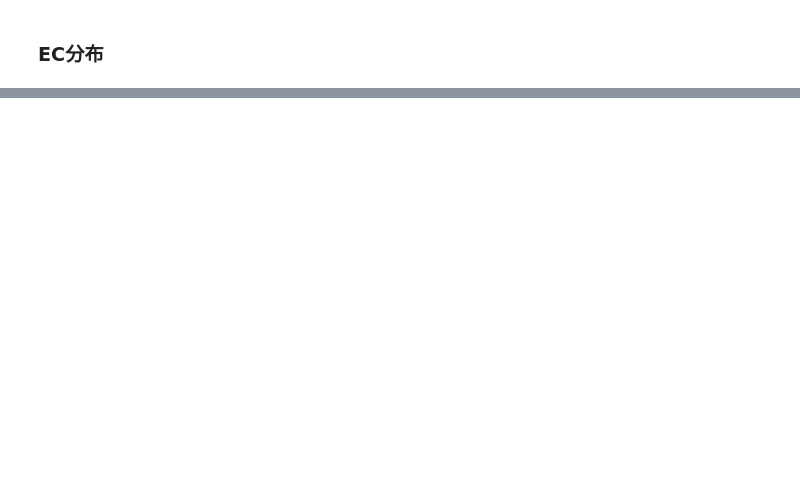
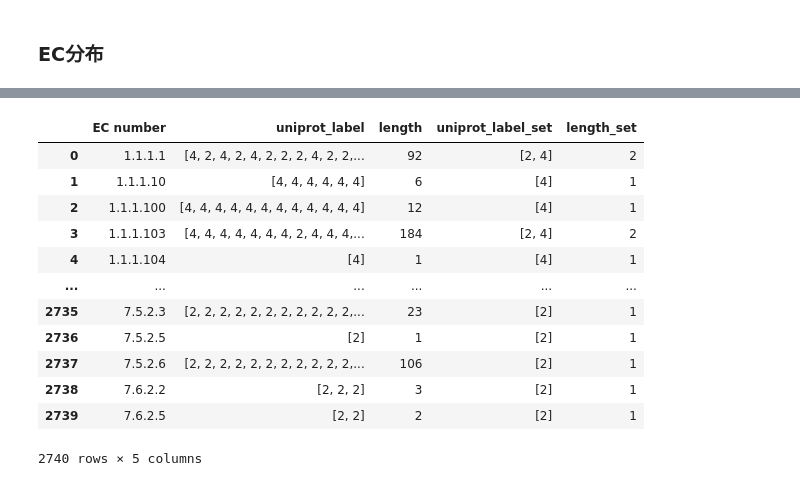
Before and after one commit to tibbdc/DeepSub, a Jupyter notebook: 01_GetData.ipynb, the cells around one changed output, grey strips where cells are left out. Drawn from its saved outputs; the diff is of its cells as text; code cells hidden in the pictures; blank space fills up the shorter version.

```diff
--- a/01_GetData.ipynb
+++ b/01_GetData.ipynb
@@ -70,0 +145,19 @@ See the caveats in the documentation: https://pandas.pydata.org/pandas-docs/stab
+# %%
+import pandas as pd
+data = pd.read_excel("2.xlsx")
+# %%
+data
+# %% [output]
+|  | EC number | uniprot_label | length | uniprot_label_set | length_set |
+| 0 | 1.1.1.1 | [4, 2, 4, 2, 4, 2, 2, 2, 4, 2, 2,... | 92 | [2, 4] | 2 |
+| 1 | 1.1.1.10 | [4, 4, 4, 4, 4, 4] | 6 | [4] | 1 |
+| 2 | 1.1.1.100 | [4, 4, 4, 4, 4, 4, 4, 4, 4, 4, 4, 4] | 12 | [4] | 1 |
+| 3 | 1.1.1.103 | [4, 4, 4, 4, 4, 4, 4, 2, 4, 4, 4,... | 184 | [2, 4] | 2 |
+| 4 | 1.1.1.104 | [4] | 1 | [4] | 1 |
+| ... | ... | ... | ... | ... | ... |
+| 2735 | 7.5.2.3 | [2, 2, 2, 2, 2, 2, 2, 2, 2, 2, 2,... | 23 | [2] | 1 |
+| 2736 | 7.5.2.5 | [2] | 1 | [2] | 1 |
+| 2737 | 7.5.2.6 | [2, 2, 2, 2, 2, 2, 2, 2, 2, 2, 2,... | 106 | [2] | 1 |
+| 2738 | 7.6.2.2 | [2, 2, 2] | 3 | [2] | 1 |
+| 2739 | 7.6.2.5 | [2, 2] | 2 | [2] | 1 |
+2740 rows × 5 columns
```
Also changed, not shown: parts of 10 cells of this notebook.
